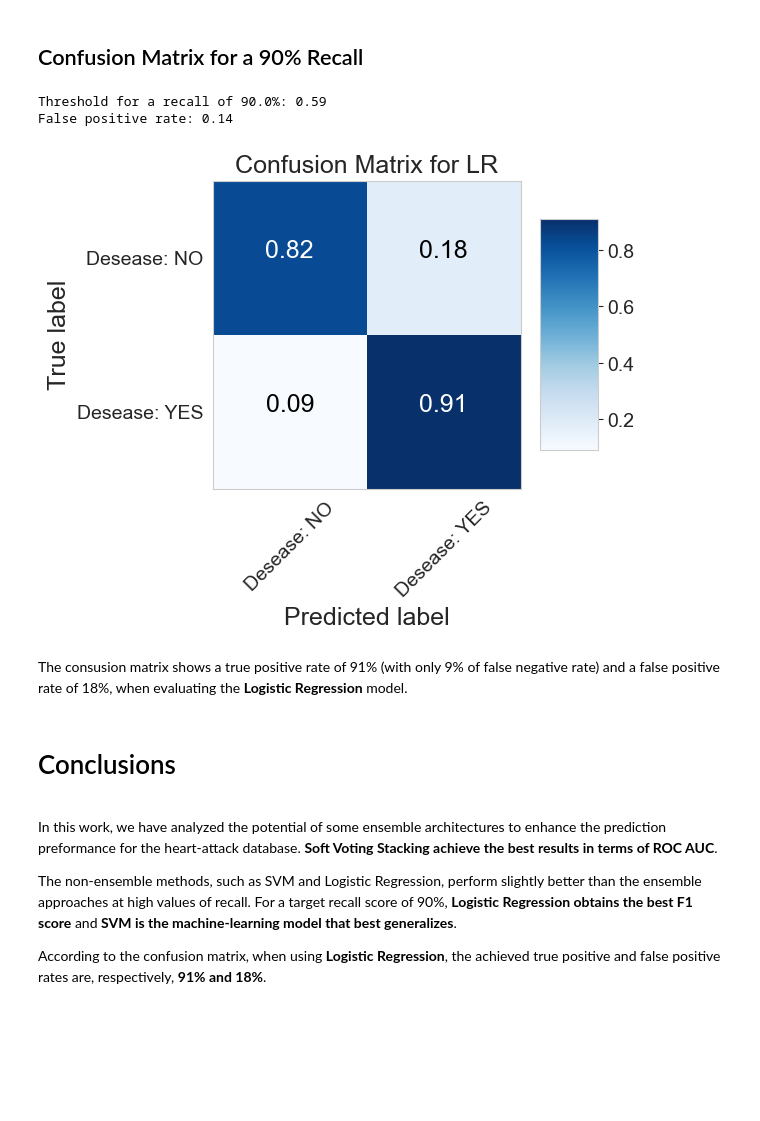
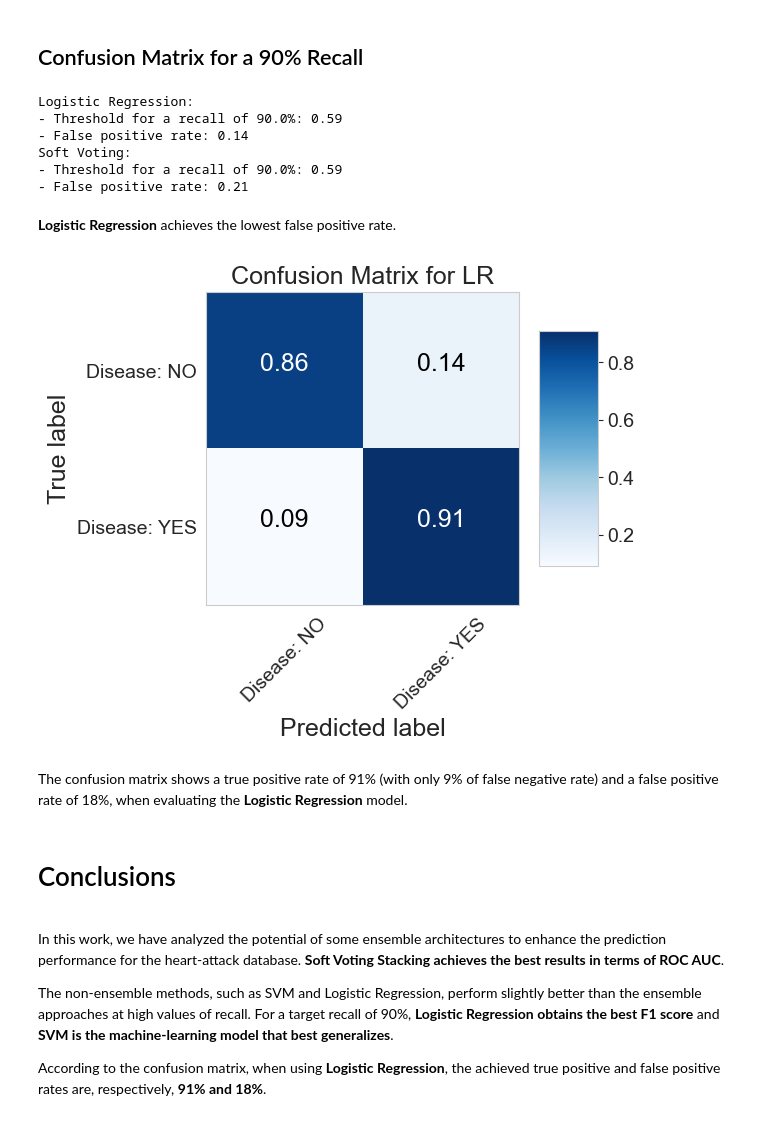
Before and after one commit to sergio-sanz-rodriguez/Heart-Disease-Prediction-ML, a Jupyter notebook: Ensemble Learning Architectures for Heart Disease Prediction.ipynb, the cells around one changed output. Drawn from its saved outputs; the diff is of its cells as text; code cells hidden in the pictures; blank space fills up the shorter version.

```diff
--- a/Ensemble Learning Architectures for Heart Desease Prediction.ipynb
+++ b/Ensemble Learning Architectures for Heart Disease Prediction.ipynb
@@ -902,29 +909,40 @@ The **SVM** model is the one that best generalizes.
 # %% [markdown]
 ## Confusion Matrix for a 90% Recall
 # %%
-# Find the false positive rate corresponding to a recall of 90% for AdaBoost
+# Find the false positive rate corresponding to a recall of 90% using Logistic Regression and Soft Voting.
 tpr = 0.90
-thr, fpr = find_roc_threshold_tpr(model_lr, X_test, y_test, tpr)
-print(f"Threshold for a recall of {100*tpr}%: {round(thr, 2)}")
-print(f"False positive rate: {round(fpr, 2)}")
+thr_lr, fpr_lr = find_roc_threshold_tpr(model_lr, X_test, y_test, tpr)
+print("Logistic Regression:")
+print(f"- Threshold for a recall of {100*tpr}%: {round(thr_lr, 2)}")
+print(f"- False positive rate: {round(fpr_lr, 2)}")
+thr_sf, fpr_sf = find_roc_threshold_tpr(model_sf, X_test, y_test, tpr)
+print("Soft Voting:")
+print(f"- Threshold for a recall of {100*tpr}%: {round(thr_sf, 2)}")
+print(f"- False positive rate: {round(fpr_sf, 2)}")
 # %% [output]
-Threshold for a recall of 90.0%: 0.59
-False positive rate: 0.14
+Logistic Regression:
+- Threshold for a recall of 90.0%: 0.59
+- False positive rate: 0.14
+Soft Voting:
+- Threshold for a recall of 90.0%: 0.59
+- False positive rate: 0.21
+# %% [markdown]
+**Logistic Regression** achieves the lowest false positive rate.
 # %%
-# Plot confusion matrix on the test set
-y_test_pred = model_lr.predict_proba(X_test)[:,1] > (thr - 0.01)
+# Plot confusion matrix on the test set for Logistic Regression
+y_test_pred = model_lr.predict_proba(X_test)[:,1] >= thr_lr
 cm = confusion_matrix(y_test, y_test_pred)
-plot_confusion_matrix(cm, ['Desease: NO', 'Desease: YES'], normalize=True, title='Confusion Matrix for LR', cmap=plt.cm.Blues, figsize=(6,6))
+plot_confusion_matrix(cm, ['Disease: NO', 'Disease: YES'], normalize=True, title='Confusion Matrix for LR', cmap=plt.cm.Blues, figsize=(6,6))
 # %% [output]
-[figure, old version]
+[figure, new version]
 # %% [markdown]
-The consusion matrix shows a true positive rate of 91% (with only 9% of false negative rate) and a false positive rate of 18%, when evaluating the **Logistic Regression** model.
+The confusion matrix shows a true positive rate of 91% (with only 9% of false negative rate) and a false positive rate of 18%, when evaluating the **Logistic Regression** model.
 # %% [markdown]
 # Conclusions
 <a id='conclusions'><a>
 # %% [markdown]
-In this work, we have analyzed the potential of some ensemble architectures to enhance the prediction preformance for the heart-attack database. **Soft Voting Stacking achieve the best results in terms of ROC AUC**.
+In this work, we have analyzed the potential of some ensemble architectures to enhance the prediction performance for the heart-attack database. **Soft Voting Stacking achieves the best results in terms of ROC AUC**.
 
-The non-ensemble methods, such as SVM and Logistic Regression, perform slightly better than the ensemble approaches at high values of recall. For a target recall score of 90%, **Logistic Regression obtains the best F1 score** and **SVM is the machine-learning model that best generalizes**.
+The non-ensemble methods, such as SVM and Logistic Regression, perform slightly better than the ensemble approaches at high values of recall. For a target recall of 90%, **Logistic Regression obtains the best F1 score** and **SVM is the machine-learning model that best generalizes**.
 
 According to the confusion matrix, when using **Logistic Regression**, the achieved true positive and false positive rates are, respectively, **91% and 18%**.
```
Also changed, not shown: parts of 14 cells of this notebook, 1 other file.
